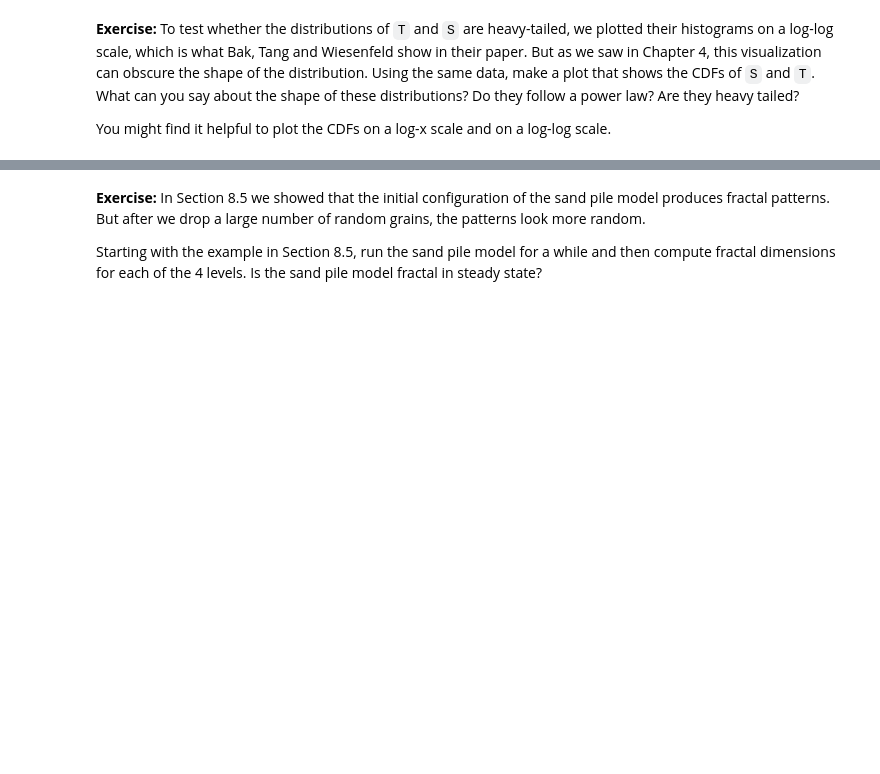
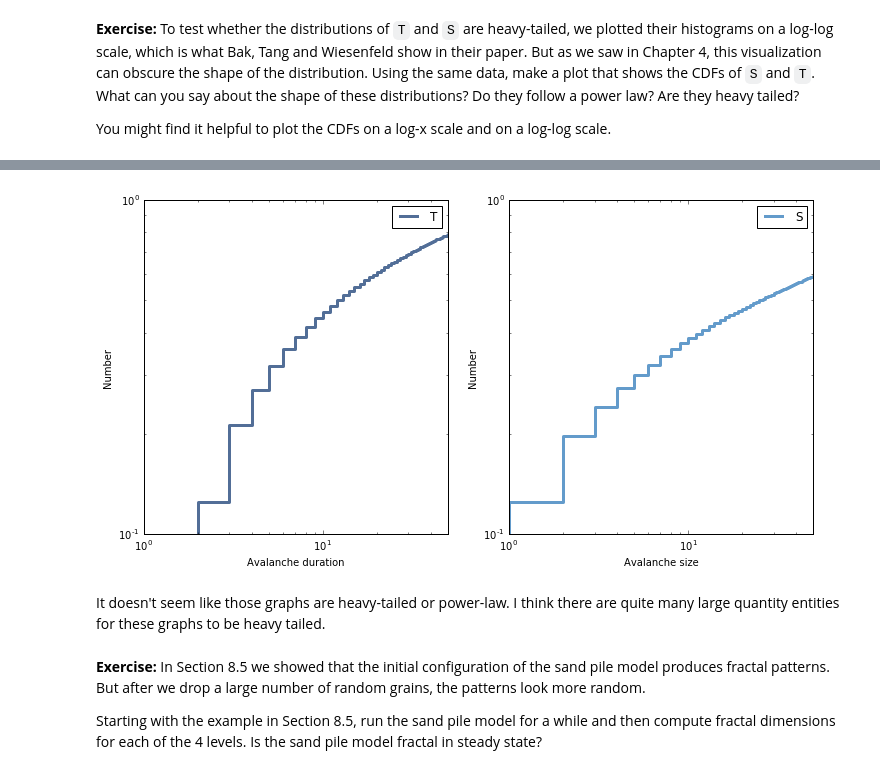
Before and after one commit to AllenDowney/ThinkComplexity2, a Jupyter notebook: code/chap08.ipynb, the cells around one changed output, grey strips where cells are left out. Saved outputs shown, nothing was run; the diff lists cells and outputs as text; code cells hidden in the pictures; blank space fills up the shorter version.

```diff
--- a/code/chap08.ipynb
+++ b/code/chap08.ipynb
@@ -412,3 +449,26 @@ You might find it helpful to plot the CDFs on a log-x scale and on a log-log sca
+# %%
+#log-log scale
+thinkplot.preplot(cols=2)
+
+CdfT = Cdf(T)
+thinkplot.Cdf(CdfT, label='T')
+thinkplot.config(xlabel='Avalanche duration',
+                 ylabel='Number',
+                 xlim=[1, 50], loc='upper right',
+                 xscale='log',yscale='log')
+
+thinkplot.subplot(2)
+
+CdfS = Cdf(S)
+thinkplot.Cdf(CdfS, label='S')
+thinkplot.config(xlabel='Avalanche size',
+                 ylabel='Number',
+                 xlim=[1, 50],
+                 xscale='log',yscale='log')
+# %% [output]
+[figure, added]
+# %% [markdown]
+It doesn't seem like those graphs are heavy-tailed or power-law. I think there are quite many large quantity entities for these graphs to be heavy tailed.
 # %% [markdown]
 **Exercise:** In Section 8.5 we showed that the initial configuration of the sand pile model produces fractal patterns.  But after we drop a large number of random grains, the patterns look more random.
 
```
Also changed, not shown: parts of 19 cells of this notebook.
